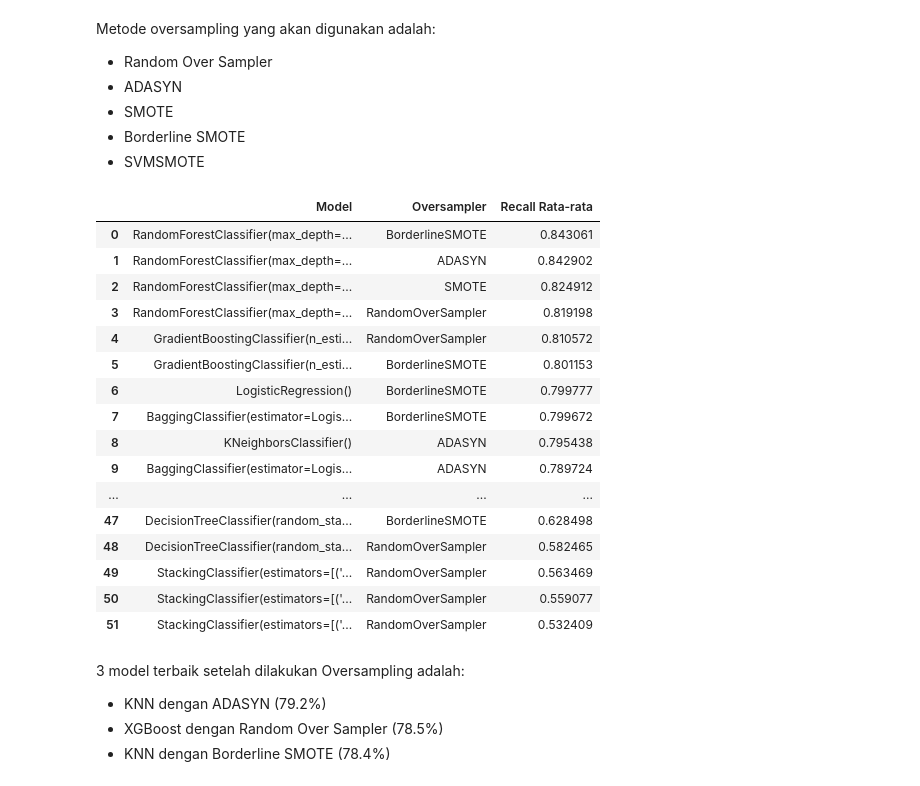
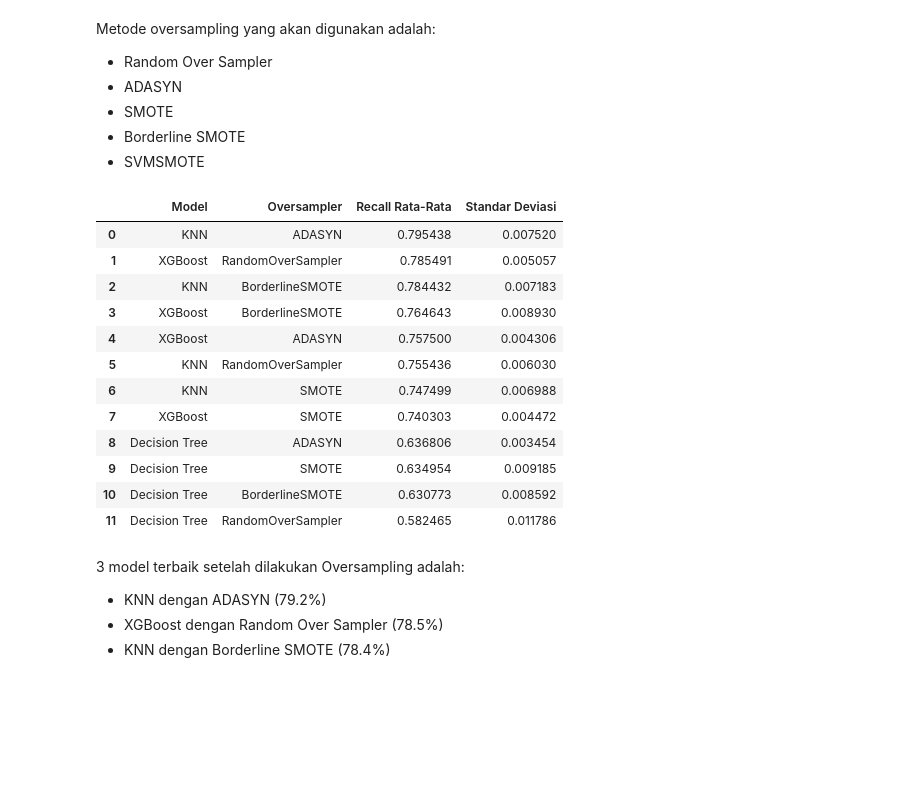
Before and after one commit to zanputra/FinProDelta, a Jupyter notebook: FINPRO_Delta_Team - 19 august.ipynb, the cells around one changed output. Saved outputs shown, nothing was run; the diff lists cells and outputs as text; code cells hidden in the pictures; blank space fills up the shorter version.

```diff
--- a/FINPRO_Delta_Team - 19 august.ipynb
+++ b/FINPRO_Delta_Team - 19 august.ipynb
@@ -2290,0 +2284,15 @@ Model-model tersebut akan disimpan pada ojan_best_model_names **dilanjutkan** pa
+# %%
+# mengambil 3 nama model teratas dari hasil benchmark cross validation, kemudian menyimpannya sebagai array 'best_real_model_names'
+best_real_model_names = []
+for i in np.arange(3):
+    best_real_model_names.append(benchmark_cv_results.iloc[i]['Model'])
+
+# menarik 3 model terbaik dari dictionary `real_model_dict` berdasarkan nama-nama model dari `best_real_model_names`
+best_real_models = []
+for best_real_model_name in best_real_model_names:
+    if best_real_model_name in real_model_dict:
+        best_real_models.append(real_model_dict[best_real_model_name])
+
+# Ubah kembali best model menjadi
+best_real_model_dict = dict(zip(best_real_model_names, best_real_models))
+best_real_model_dict
@@ -2404,47 +2408,46 @@ adasyn = ADASYN(random_state=69)
 smote = SMOTE(random_state=69)
 bsmote = BorderlineSMOTE(random_state=69)
 
-OverSampAlgos = [ros, adasyn, smote, bsmote]
+oversample_algos = [ros, adasyn, smote, bsmote]
 # %%
 # Membuat dataframe untuk hasil cross-validation
-OverResults = []
+over_result_cv = {
+    'Model': [],
+    'Oversampler':[],
+    'Recall Rata-Rata': [],
+    'Standar Deviasi': []
+}
 
 # Loop untuk setiap model
-for model_name, model in RealModelDict.items():
-    for algo in OverSampAlgos:
-        OverPipe = ImbPipe([
+for model_name, model in best_real_model_dict.items():
+    for algo in oversample_algos:
+        over_pipe = ImbPipe([
             ('preprocessing', preprocessor),
-            ('resampling',algo),
+            ('resampling', algo),
             ('model', model)
         ])
-        cv_score = cross_val_score(OverPipe, xtrain, ytrain, cv=5, scoring='recall')
+        scores = cross_val_score(over_pipe, xtrain, ytrain, cv=5, scoring='recall')
 
-        OverResults.append({
-            'Model': model,
-            'Oversampler': algo.__class__.__name__,  # Add oversampling algorithm name
-            'Recall Rata-rata': cv_score.mean()
-        })
-
+        over_result_cv['Model'].append(model_name)
+        over_result_cv['Oversampler'].append(algo.__class__.__name__)
+        over_result_cv['Recall Rata-Rata'].append(np.mean(scores))
+        over_result_cv['Standar Deviasi'].append(np.std(scores))
 
 # Mengubah dictionary menjadi DataFrame
-oversampling_cv_results = pd.DataFrame(OverResults).sort_values('Recall Rata-rata', ascending=False).reset_index()
+oversampling_cv_results = pd.DataFrame(over_result_cv).sort_values('Recall Rata-Rata', ascending=False).reset_index()
 oversampling_cv_results.drop(columns='index', inplace=True)
 oversampling_cv_results
 # %% [output]
-|  | Model | Oversampler | Recall Rata-rata |
-| 0 | RandomForestClassifier(max_depth=... | BorderlineSMOTE | 0.843061 |
-| 1 | RandomForestClassifier(max_depth=... | ADASYN | 0.842902 |
-| 2 | RandomForestClassifier(max_depth=... | SMOTE | 0.824912 |
-| 3 | RandomForestClassifier(max_depth=... | RandomOverSampler | 0.819198 |
-| 4 | GradientBoostingClassifier(n_esti... | RandomOverSampler | 0.810572 |
-| 5 | GradientBoostingClassifier(n_esti... | BorderlineSMOTE | 0.801153 |
-| 6 | LogisticRegression() | BorderlineSMOTE | 0.799777 |
-| 7 | BaggingClassifier(estimator=Logis... | BorderlineSMOTE | 0.799672 |
-| 8 | KNeighborsClassifier() | ADASYN | 0.795438 |
-| 9 | BaggingClassifier(estimator=Logis... | ADASYN | 0.789724 |
-| ... | ... | ... | ... |
-| 47 | DecisionTreeClassifier(random_sta... | BorderlineSMOTE | 0.628498 |
-| 48 | DecisionTreeClassifier(random_sta... | RandomOverSampler | 0.582465 |
-| 49 | StackingClassifier(estimators=[('... | RandomOverSampler | 0.563469 |
-| 50 | StackingClassifier(estimators=[('... | RandomOverSampler | 0.559077 |
-| 51 | StackingClassifier(estimators=[('... | RandomOverSampler | 0.532409 |
+|  | Model | Oversampler | Recall Rata-Rata | Standar Deviasi |
+| 0 | KNN | ADASYN | 0.795438 | 0.007520 |
+| 1 | XGBoost | RandomOverSampler | 0.785491 | 0.005057 |
+| 2 | KNN | BorderlineSMOTE | 0.784432 | 0.007183 |
+| 3 | XGBoost | BorderlineSMOTE | 0.764643 | 0.008930 |
+| 4 | XGBoost | ADASYN | 0.757500 | 0.004306 |
+| 5 | KNN | RandomOverSampler | 0.755436 | 0.006030 |
+| 6 | KNN | SMOTE | 0.747499 | 0.006988 |
+| 7 | XGBoost | SMOTE | 0.740303 | 0.004472 |
+| 8 | Decision Tree | ADASYN | 0.636806 | 0.003454 |
+| 9 | Decision Tree | SMOTE | 0.634954 | 0.009185 |
+| 10 | Decision Tree | BorderlineSMOTE | 0.630773 | 0.008592 |
+| 11 | Decision Tree | RandomOverSampler | 0.582465 | 0.011786 |
```
Also changed, not shown: parts of 26 cells of this notebook.
